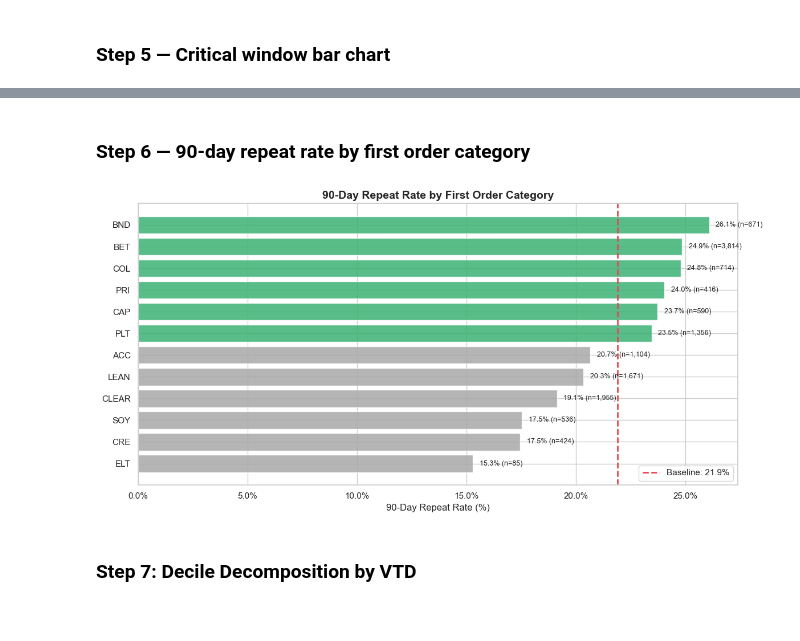
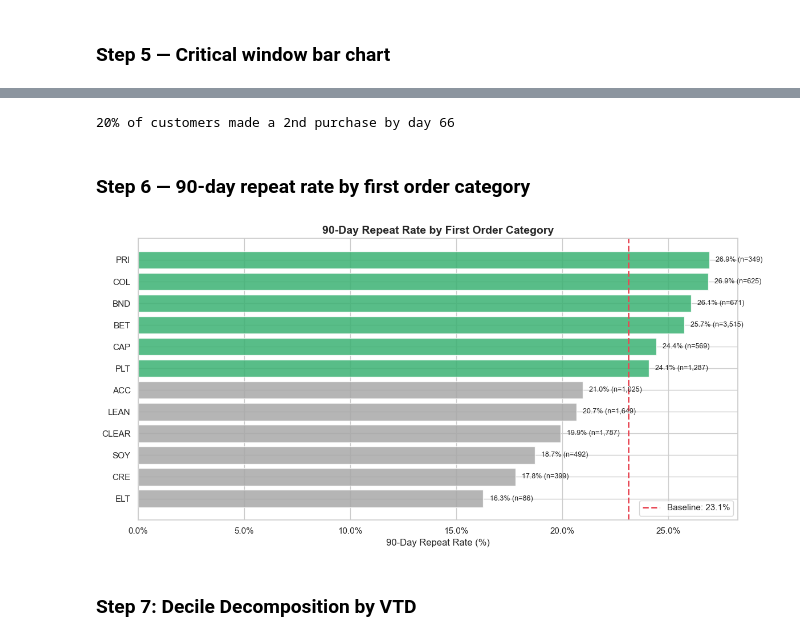
Before and after one commit to alvdoan/Applied-Data-Group-Project, a Jupyter notebook: 04_churn_analysis.ipynb, the cells around one changed output, grey strips where cells are left out. Drawn from its saved outputs; the diff is of its cells as text; code cells hidden in the pictures.

Commit message:
updated gold layer notebooks and churn_analysis

```diff
--- a/04_churn_analysis.ipynb
+++ b/04_churn_analysis.ipynb
@@ -57,12 +76,29 @@ SEGMENT_COLORS = {
 df = pd.read_parquet(GOLD_DIR / 'gold_churn_features.parquet')
 co = pd.read_parquet(GOLD_DIR / 'gold_customer_orders.parquet')
 cp = pd.read_parquet(GOLD_DIR / 'gold_customer_profiles.parquet')
+fo = pd.read_parquet(GOLD_DIR / 'gold_first_order_products.parquet')
+
+# One row per customer-category combination
+category_customer = (
+    fo[['customer_id', 'product_category']]
+    .dropna(subset=['product_category'])
+    .drop_duplicates(subset=['customer_id', 'product_category'])
+    .merge(df[['customer_id', 'repeat_purchase_90d']], on='customer_id', how='inner')
+    # inner join ensures only churn_features customers are included (B2B/affiliates excluded)
+)
+
+cat_repeat = (category_customer.groupby('product_category')
+                .agg(repeat_rate=('repeat_purchase_90d', 'mean'),
+                     n=('customer_id', 'nunique'))
+                .reset_index()
+                .rename(columns={'product_category': 'first_order_top_category'}))
 
 co['processed_at'] = pd.to_datetime(co['processed_at'], errors='coerce', utc=True)
 
 print(f"gold_churn_features  : {df.shape[0]:,} rows × {df.shape[1]} cols")
 print(f"gold_customer_orders : {co.shape[0]:,} rows × {co.shape[1]} cols")
 print(f"gold_customer_profiles: {cp.shape[0]:,} rows × {cp.shape[1]} cols")
+print(f"gold_first_order_products: {fo.shape[0]:,} rows × {fo.shape[1]} cols")
 
 display(df.head(3))
 
@@ -495,39 +559,53 @@ plt.show()
+# %%
+# At what day does cumulative repeat rate hit 20%?
+target_rate = 0.20
+total_customers = len(df)
+day_at_target = df['days_to_second_order'].dropna().sort_values().quantile(target_rate)
+
+cumulative = (
+    df['days_to_second_order']
+    .dropna()
+    .sort_values()
+    .reset_index(drop=True)
+)
+day_at_20pct = cumulative.iloc[int(target_rate * total_customers)]
+print(f"20% of customers made a 2nd purchase by day {day_at_20pct:.0f}")
+# %% [output]
+20% of customers made a 2nd purchase by day 66
 # %% [markdown]
 ### Step 6 — 90-day repeat rate by first order category
 # %%
 # Repeat rate by category — ranked bar chart
-cat_repeat = (df.groupby('first_order_top_category')
-                .agg(repeat_rate=('churned_before_90d', lambda x: 1 - x.mean()),
-                     n=('customer_id', 'count'))
-                .reset_index())
 cat_repeat = cat_repeat[cat_repeat['n'] >= 50].sort_values('repeat_rate', ascending=True)
-baseline = 1 - df['churned_before_90d'].mean()
+valid_categories = cat_repeat['first_order_top_category'].tolist()
+baseline_df = category_customer[category_customer['product_category'].isin(valid_categories)]
+baseline = baseline_df['repeat_purchase_90d'].mean()
 
 fig, ax = plt.subplots(figsize=(12, 6))
 bars = ax.barh(
     cat_repeat['first_order_top_category'],
     cat_repeat['repeat_rate'] * 100,
     color=[COLORS['accent'] if r > baseline else COLORS['neutral']
            for r in cat_repeat['repeat_rate']],
     alpha=0.85, edgecolor='white'
 )
 ax.axvline(baseline * 100, color=COLORS['secondary'], linestyle='--',
            linewidth=2, label=f'Baseline: {baseline:.1%}')
 ax.set_title('90-Day Repeat Rate by First Order Category',
              fontsize=14, fontweight='bold')
 ax.set_xlabel('90-Day Repeat Rate (%)')
 ax.xaxis.set_major_formatter(mtick.PercentFormatter())
 ax.legend(fontsize=11)
 
 for bar, (_, row) in zip(bars, cat_repeat.iterrows()):
     ax.text(bar.get_width() + 0.3, bar.get_y() + bar.get_height() / 2,
             f"{row['repeat_rate']:.1%} (n={row['n']:,})",
             va='center', fontsize=9)
 
 plt.tight_layout()
 plt.show()
 # %% [output]
-[figure, old version]
+[figure, new version]
 # %% [markdown]
 ### Step 7: Decile Decomposition by VTD
 # %%
```
Also changed, not shown: parts of 13 cells of this notebook, 3 other files.
